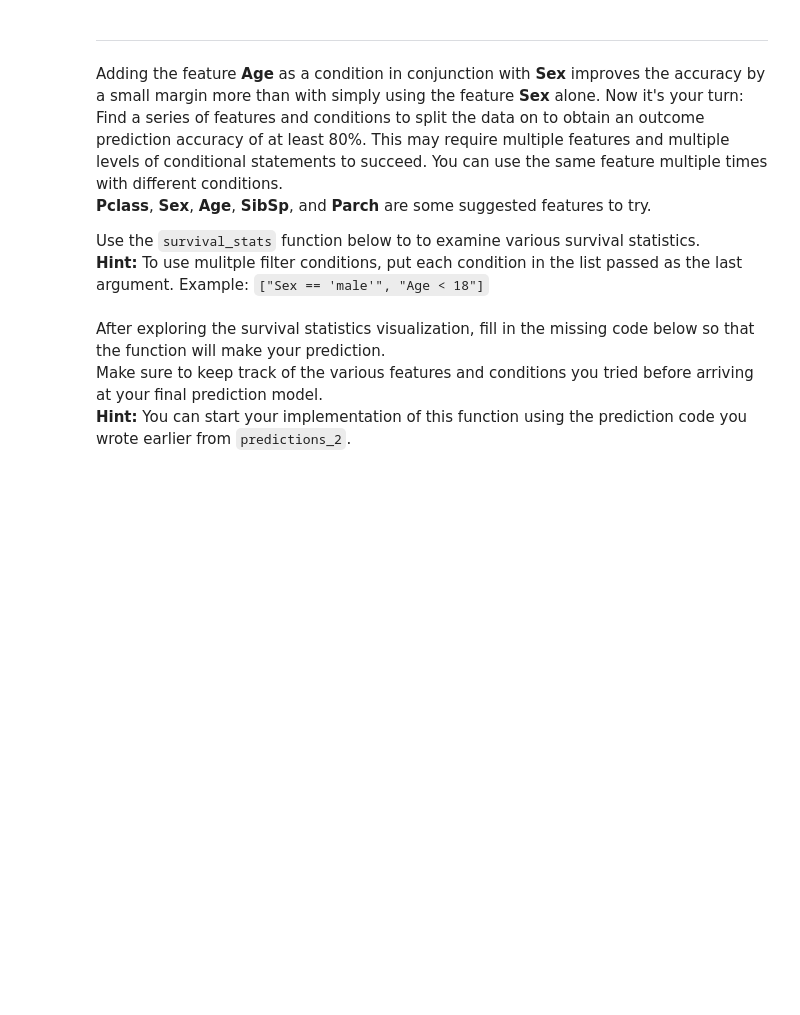
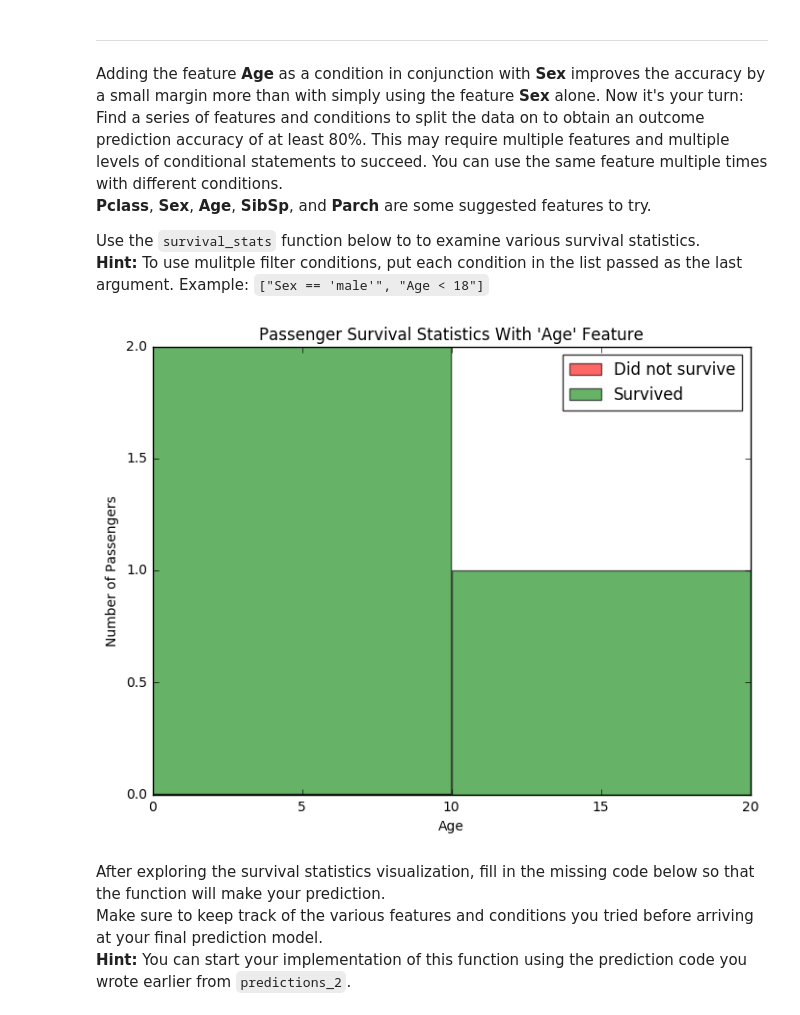
Before and after one commit to jpolanco91/machine-learning, a Jupyter notebook: projects/titanic_survival_exploration/titanic_survival_exploration.ipynb, the cells around one changed output. Drawn from its saved outputs; the diff is of its cells as text; code cells hidden in the pictures; blank space fills up the shorter version.

```diff
--- a/projects/titanic_survival_exploration/titanic_survival_exploration.ipynb
+++ b/projects/titanic_survival_exploration/titanic_survival_exploration.ipynb
@@ -216,7 +216,9 @@ Adding the feature **Age** as a condition in conjunction with **Sex** improves t
 Use the `survival_stats` function below to to examine various survival statistics.
 **Hint:** To use mulitple filter conditions, put each condition in the list passed as the last argument. Example: `["Sex == 'male'", "Age < 18"]`
 # %%
-vs.survival_stats(data, outcomes, 'Age', ["Sex == 'male'", "Age < 18"])
+vs.survival_stats(data, outcomes, 'Age', ["Sex == 'male'", "Age < 18", "Pclass < 3", "Fare > 30", "SibSp == 0"])
+# %% [output]
+[figure, added]
 # %% [markdown]
 After exploring the survival statistics visualization, fill in the missing code below so that the function will make your prediction.
 Make sure to keep track of the various features and conditions you tried before arriving at your final prediction model.
```
Also changed, not shown: parts of 2 cells of this notebook.
